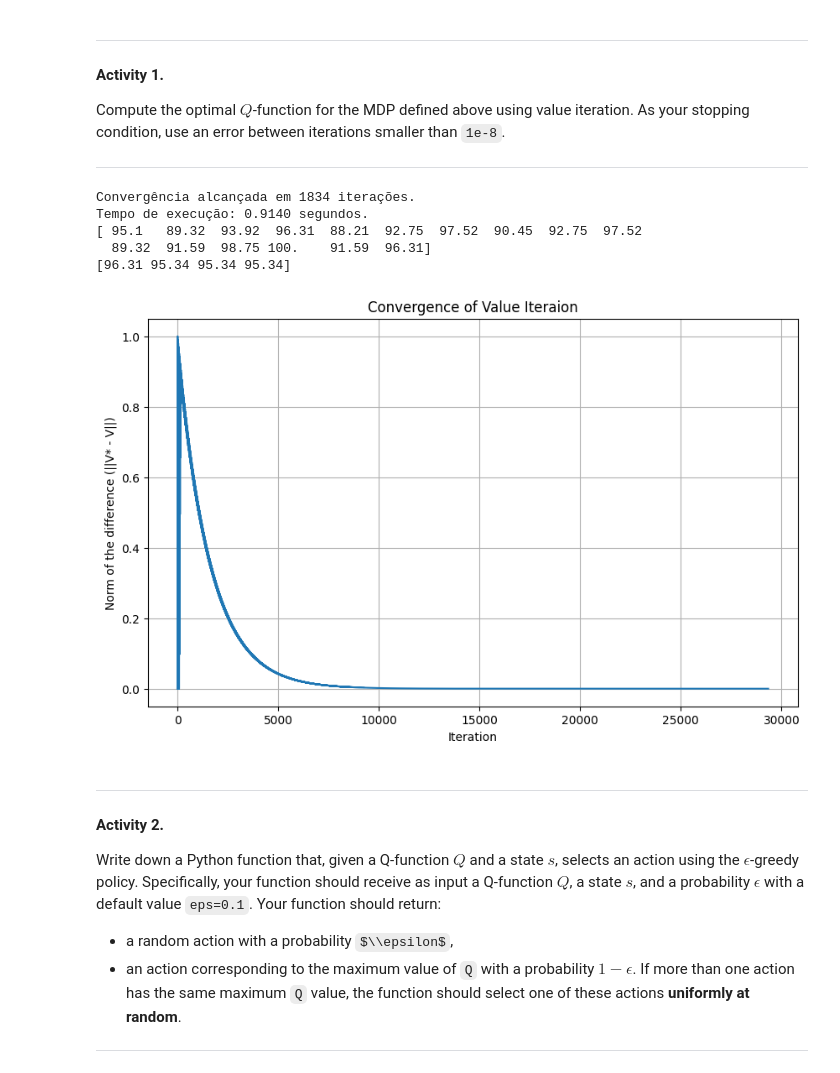
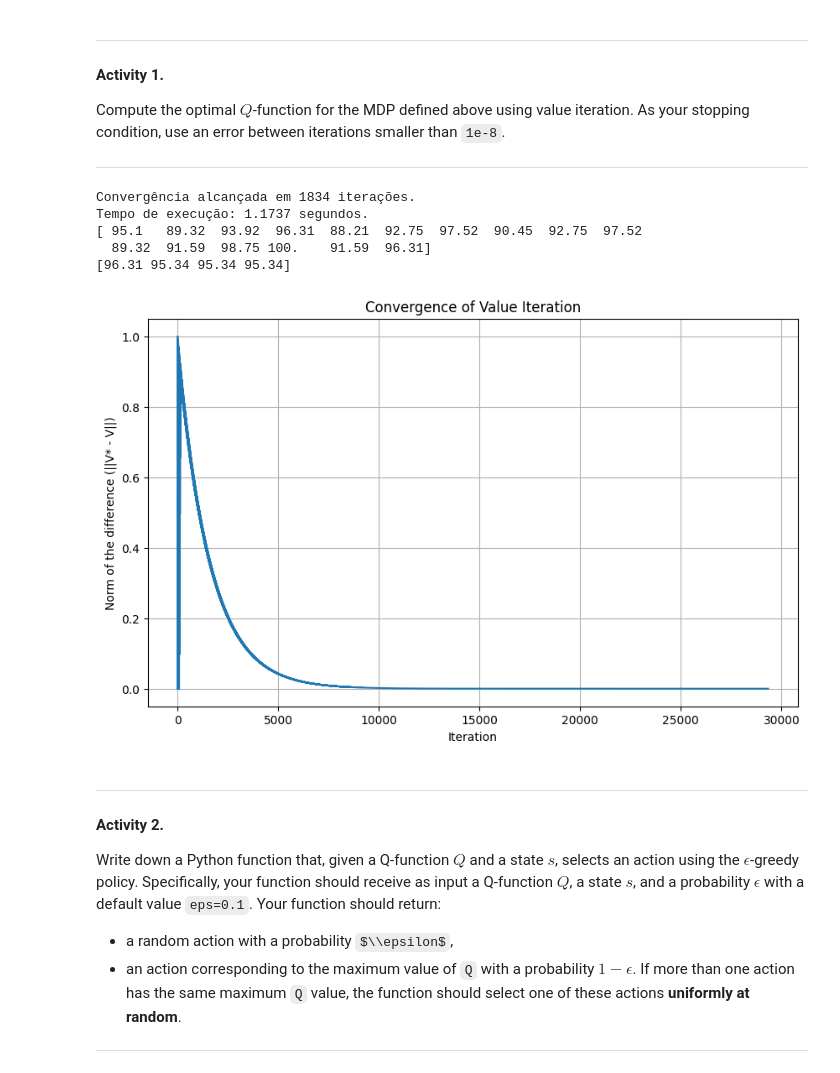
Before and after one commit to yangricardo/INF2070_202502_DEEP_REINFORCEMENT_LEARNING, a Jupyter notebook: labs/2_reinforcement_learning/lab_RL.ipynb, the cells around one changed output. Cells and saved outputs as stored; diff of their text form; code cells hidden in the pictures; some formulas as TeX source.

```diff
--- a/labs/2_reinforcement_learning/lab_RL.ipynb
+++ b/labs/2_reinforcement_learning/lab_RL.ipynb
@@ -141,6 +141,10 @@ Compute the optimal $Q$-function for the MDP defined above using value iteration
 ---
 # %%
 import time
+import matplotlib.pyplot as plt
+# Use inline backend for better compatibility with Google Colab
+#%matplotlib notebook
+%matplotlib inline
 
 def get_q_values(V: np.ndarray) -> np.ndarray:
   """Calcula Q-values de uma dada state-value function V."""
@@ -160,7 +164,7 @@ def value_iteration(P, Rw, gamma, theta=1e-8):
   V_star_vi = np.zeros(nS)
   iterations_vi = 0
   start_time = time.time()
-  Q_vi_list = []
+  norms_vi = []
   while True:
     iterations_vi += 1
     delta = 0
@@ -177,7 +181,7 @@ def value_iteration(P, Rw, gamma, theta=1e-8):
 
       # Compara a distântica da iteração atual com a última
       delta = max(delta, np.abs(V_star_vi[s] - v_old))
-      Q_vi_list.append(np.linalg.norm(V_star_vi[s] - v_old))
+      norms_vi.append(np.linalg.norm(V_star_vi[s] - v_old))
 
     # Para quando a convergência alcança o limiar de 10⁻⁸
     if delta < theta:
@@ -188,31 +192,24 @@ def value_iteration(P, Rw, gamma, theta=1e-8):
 
   print(f"Convergência alcançada em {iterations_vi} iterações.")
   print(f"Tempo de execução: {execution_time:.4f} segundos.")
-  return V_star_vi, iterations_vi, Q_star_vi, execution_time, Q_vi_list
+  plt.figure(figsize=(10, 6))
+  plt.plot(norms_vi)
+  plt.xlabel('Iteration')
+  plt.ylabel('Norm of the difference (||V* - V||)')
+  plt.title('Convergence of Value Iteration')
+  plt.grid(True)
+  return V_star_vi, iterations_vi, Q_star_vi, execution_time, norms_vi
 # %%
-V_star_vi, iterations_vi, Q_star_vi, time_vi, Q_vi_list = value_iteration(P=P, Rw=Rw, gamma=gamma)
+V_star_vi, iterations_vi, Q_star_vi, time_vi, norms_vi = value_iteration(P=P, Rw=Rw, gamma=gamma)
 print(V_star_vi)
 print(Q_star_vi)
 # %% [output]
 Convergência alcançada em 1834 iterações.
-Tempo de execução: 0.9140 segundos.
+Tempo de execução: 1.1737 segundos.
 [ 95.1   89.32  93.92  96.31  88.21  92.75  97.52  90.45  92.75  97.52
   89.32  91.59  98.75 100.    91.59  96.31]
 [96.31 95.34 95.34 95.34]
+[figure, added]
-# %%
-import matplotlib.pyplot as plt
-# Use inline backend for better compatibility with Google Colab
-#%matplotlib notebook
-%matplotlib inline
-
-plt.figure(figsize=(10, 6))
-plt.plot(Q_vi_list)
-plt.xlabel('Iteration')
-plt.ylabel('Norm of the difference (||V* - V||)')
-plt.title('Convergence of Value Iteraion')
-plt.grid(True)
-# %% [output]
-[figure, removed]
 # %% [markdown]
 ---
 
```
Also changed, not shown: parts of 9 cells of this notebook.
